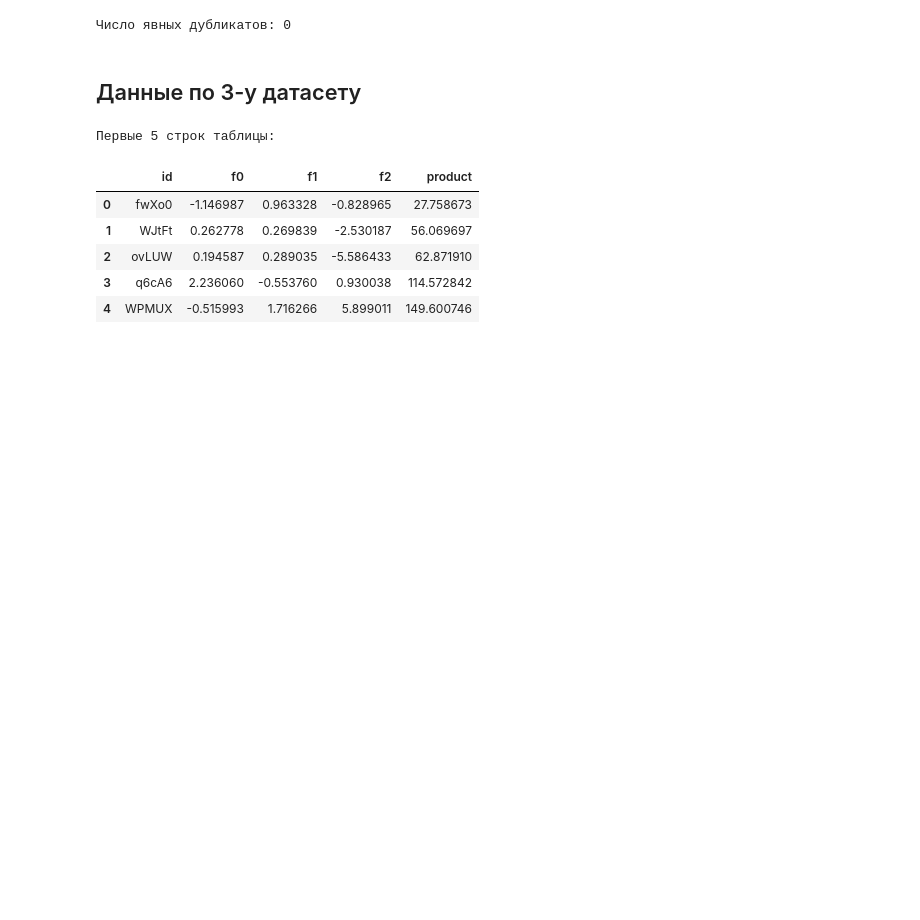
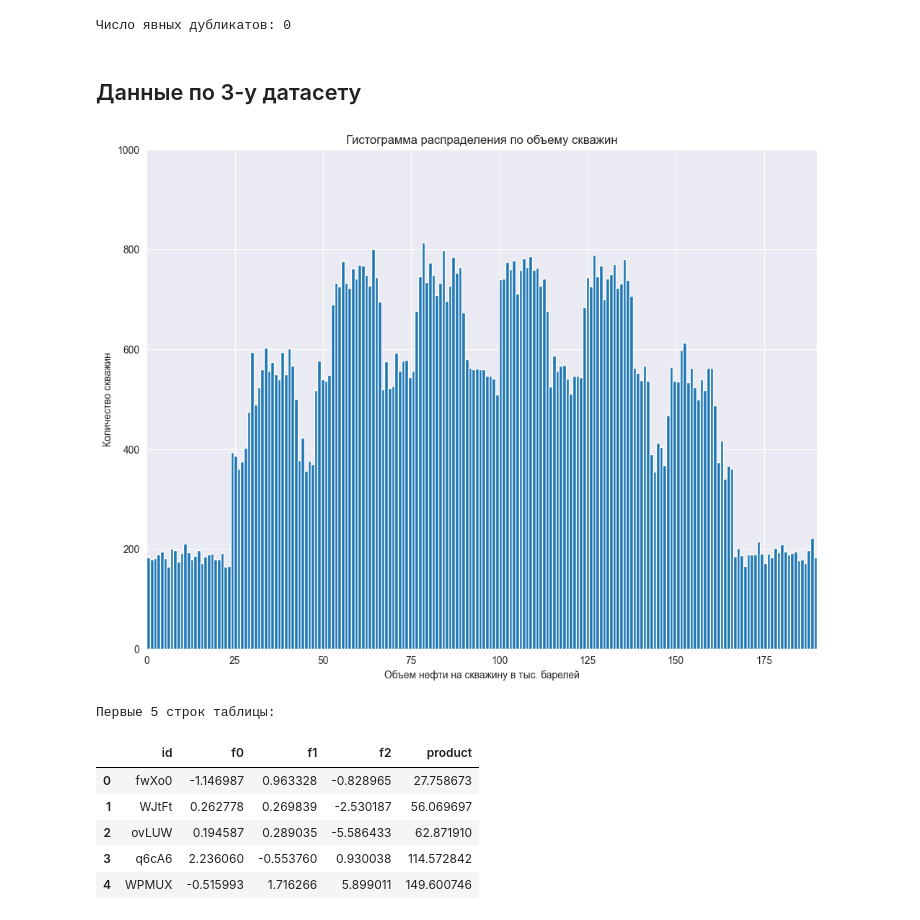
Before and after one commit to VladislavShvetsov/yandex_praktikum, a Jupyter notebook: oil.ipynb, the cells around one changed output. Drawn from its saved outputs; the diff is of its cells as text; code cells hidden in the pictures; blank space fills up the shorter version.

```diff
--- a/oil.ipynb
+++ b/oil.ipynb
@@ -241,6 +264,10 @@ research(geo_df_02)
 Число явных дубликатов: 0
 # %% [markdown]
 ## Данные по 3-у датасету
+# %%
+oil_hist(geo_df_03['product'], 200, 190, 1000)
+# %% [output]
+[figure, added]
 # %%
 research(geo_df_03)
 # %% [output]
```
Also changed, not shown: parts of 8 cells of this notebook.
